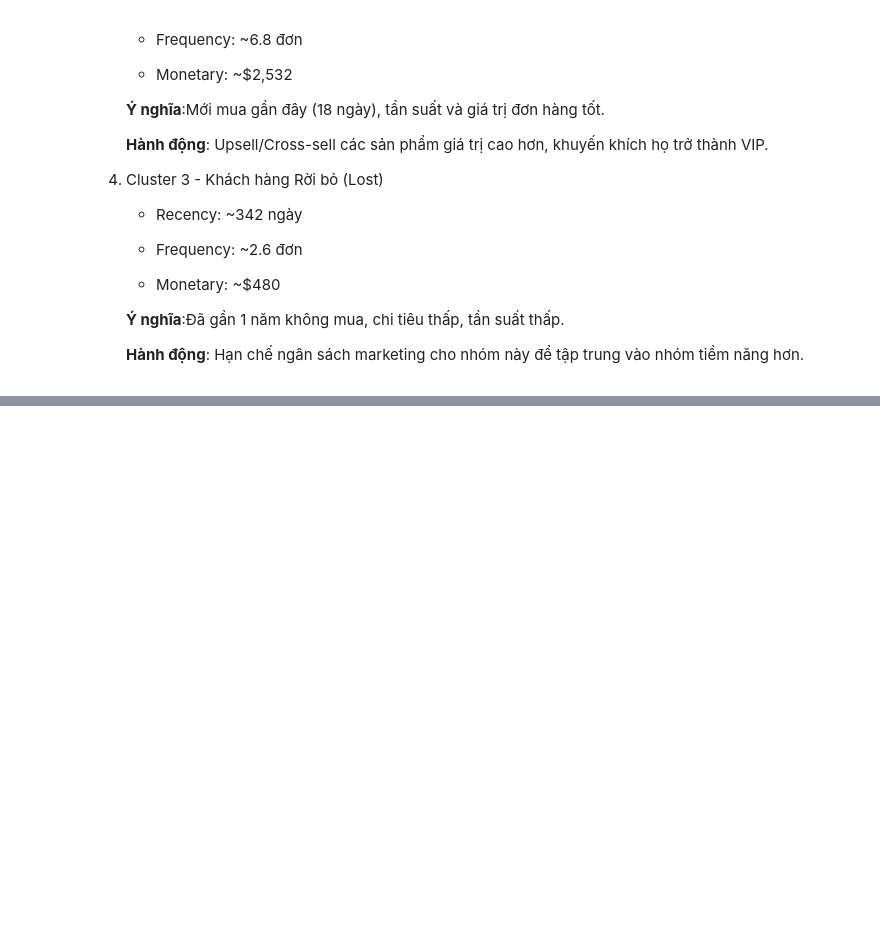
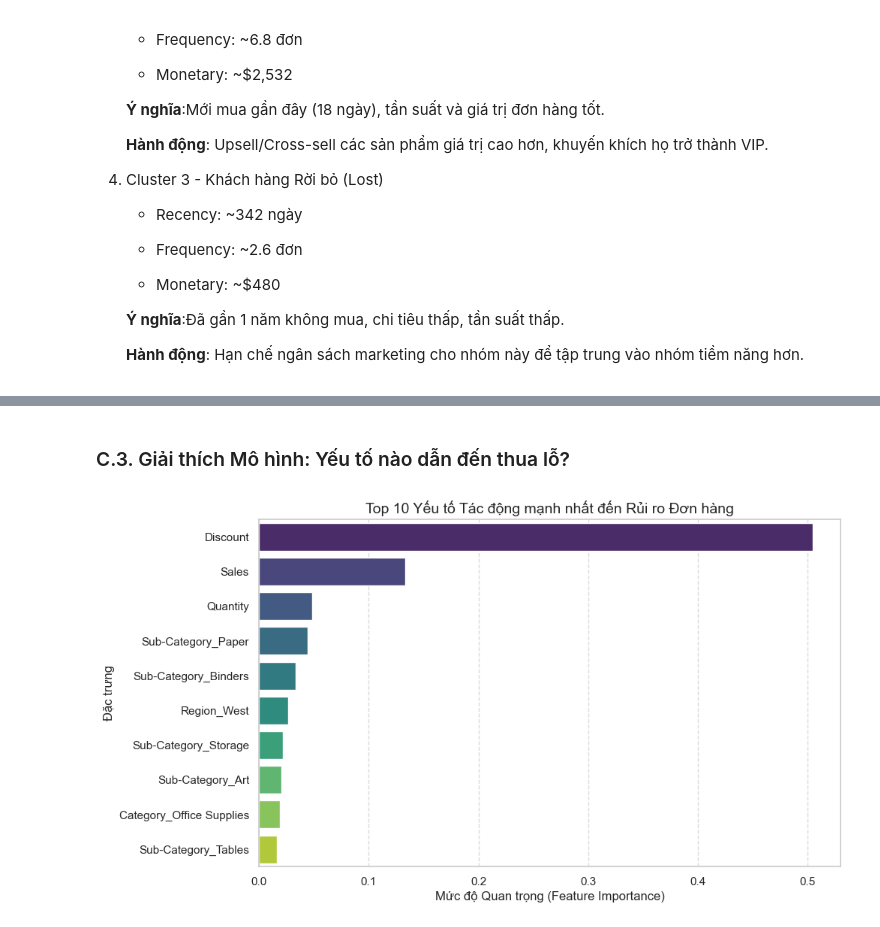
Before and after one commit to TThanhc/Superstore_Sales_Analysis, a Jupyter notebook: Data_CEPA.ipynb, the cells around one changed output, grey strips where cells are left out. Saved outputs shown, nothing was run; the diff lists cells and outputs as text; code cells hidden in the pictures; blank space fills up the shorter version.

```diff
--- a/Data_CEPA.ipynb
+++ b/Data_CEPA.ipynb
@@ -2256,0 +2476,22 @@ Phân tích chi tiết từng nhóm (Business Interpretation). Dựa trên kết
+# %% [markdown]
+### C.3. Giải thích Mô hình: Yếu tố nào dẫn đến thua lỗ?
+# %%
+# Lấy độ quan trọng của các đặc trưng
+importances = rf_model.feature_importances_
+feature_names = X_encoded.columns
+
+# Tạo DataFrame để dễ sắp xếp
+feature_imp_df = pd.DataFrame({'Feature': feature_names, 'Importance': importances})
+feature_imp_df = feature_imp_df.sort_values(by='Importance', ascending=False).head(10) # Lấy Top 10
+
+# Vẽ biểu đồ
+plt.figure(figsize=(10, 6))
+sns.barplot(x='Importance', y='Feature', hue='Feature', data=feature_imp_df, palette='viridis')
+
+plt.title('Top 10 Yếu tố Tác động mạnh nhất đến Rủi ro Đơn hàng', fontsize=14)
+plt.xlabel('Mức độ Quan trọng (Feature Importance)')
+plt.ylabel('Đặc trưng')
+plt.grid(axis='x', linestyle='--', alpha=0.7)
+plt.show()
+# %% [output]
+[figure, added]
```
Also changed, not shown: parts of 61 cells of this notebook.
